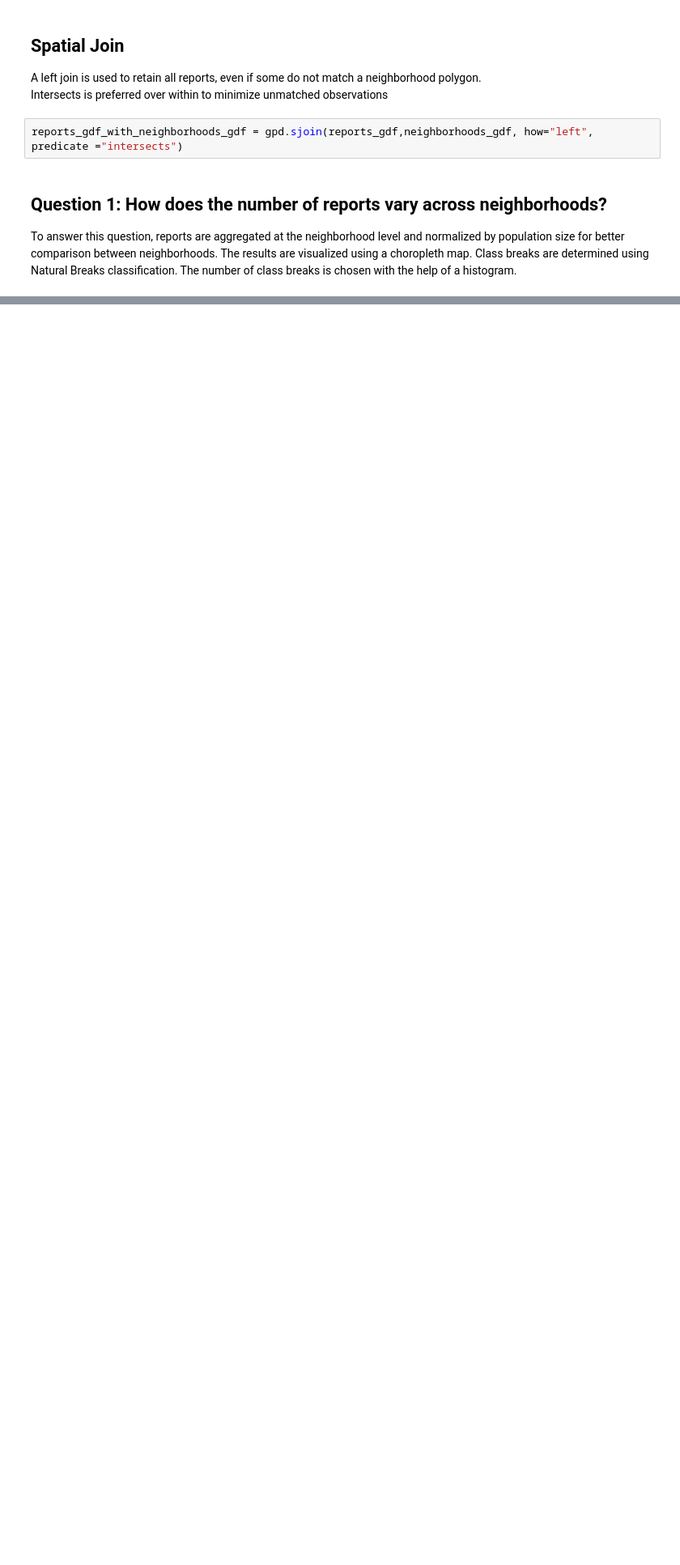
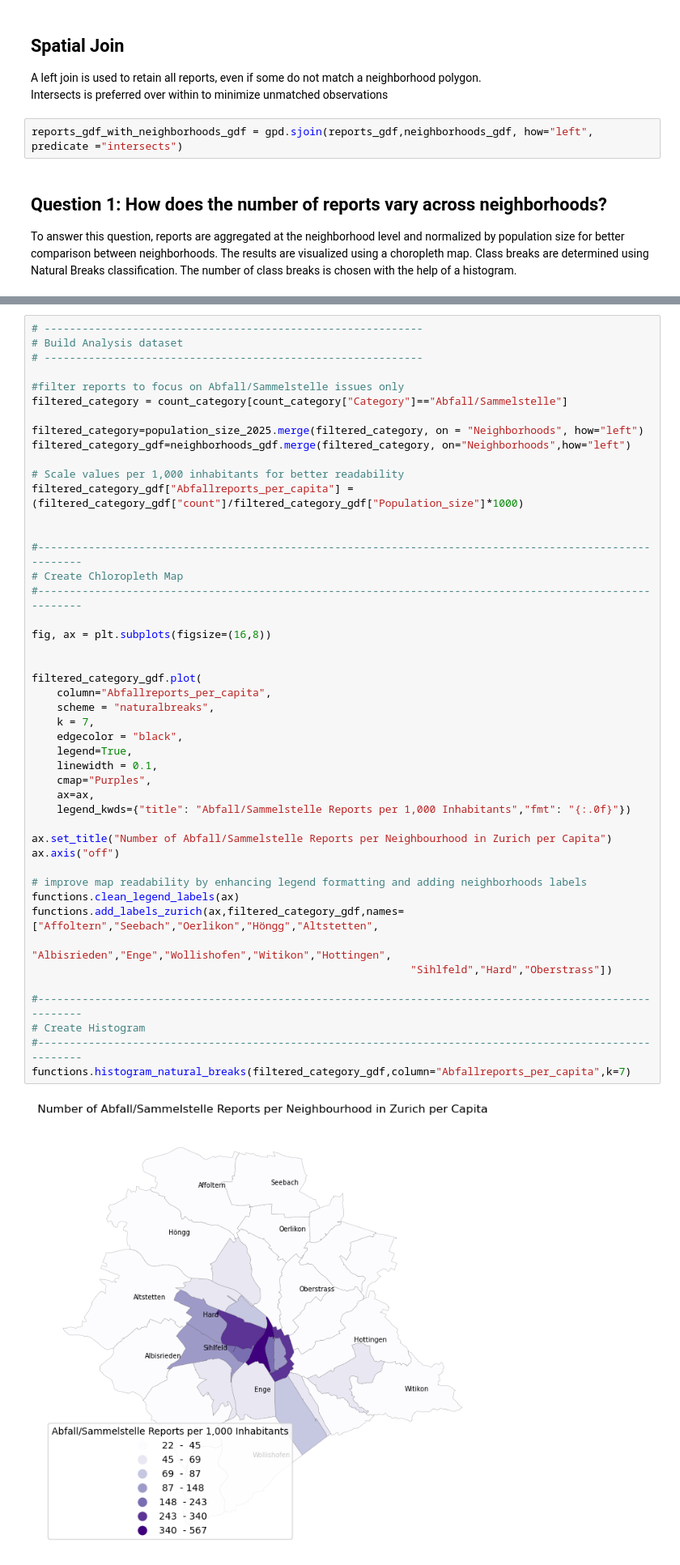
Before and after one commit to arisenn02/ESS341_Project_Arina_Senn, a Jupyter notebook: notebooks/new_zurich_urban_issues.ipynb, the cells around one changed output, grey strips where cells are left out. Shown at 81% size. Saved outputs shown, nothing was run; the diff lists cells and outputs as text; blank space fills up the shorter version.

Commit message:
clean struture and improve readibility of whole Script

```diff
--- a/notebooks/new_zurich_urban_issues.ipynb
+++ b/notebooks/new_zurich_urban_issues.ipynb
@@ -147,0 +190,48 @@ functions.histogram_natural_breaks(reports_count_pop_gdf,column="reports_per_cap
+# %%
+# ------------------------------------------------------------
+# Build Analysis dataset
+# ------------------------------------------------------------
+
+#filter reports to focus on Abfall/Sammelstelle issues only
+filtered_category = count_category[count_category["Category"]=="Abfall/Sammelstelle"]
+
+filtered_category=population_size_2025.merge(filtered_category, on = "Neighborhoods", how="left")
+filtered_category_gdf=neighborhoods_gdf.merge(filtered_category, on="Neighborhoods",how="left")
+
+# Scale values per 1,000 inhabitants for better readability
+filtered_category_gdf["Abfallreports_per_capita"] = (filtered_category_gdf["count"]/filtered_category_gdf["Population_size"]*1000)
+
+
+#---------------------------------------------------------------------------------------------------------
+# Create Chloropleth Map
+#---------------------------------------------------------------------------------------------------------
+
+fig, ax = plt.subplots(figsize=(16,8))
+
+
+filtered_category_gdf.plot(
+    column="Abfallreports_per_capita",
+    scheme = "naturalbreaks",
+    k = 7,
+    edgecolor = "black",
+    legend=True,
+    linewidth = 0.1,
+    cmap="Purples",
+    ax=ax,
+    legend_kwds={"title": "Abfall/Sammelstelle Reports per 1,000 Inhabitants","fmt": "{:.0f}"})
+
+ax.set_title("Number of Abfall/Sammelstelle Reports per Neighbourhood in Zurich per Capita")
+ax.axis("off")
+
+# improve map readability by enhancing legend formatting and adding neighborhoods labels
+functions.clean_legend_labels(ax)
+functions.add_labels_zurich(ax,filtered_category_gdf,names=["Affoltern","Seebach","Oerlikon","Höngg","Altstetten",
+                                                            "Albisrieden","Enge","Wollishofen","Witikon","Hottingen",
+                                                            "Sihlfeld","Hard","Oberstrass"])
+
+#---------------------------------------------------------------------------------------------------------
+# Create Histogram
+#---------------------------------------------------------------------------------------------------------
+functions.histogram_natural_breaks(filtered_category_gdf,column="Abfallreports_per_capita",k=7)
+# %% [output]
+[figure, added]
```
Also changed, not shown: parts of 10 cells of this notebook, 2 other files.
